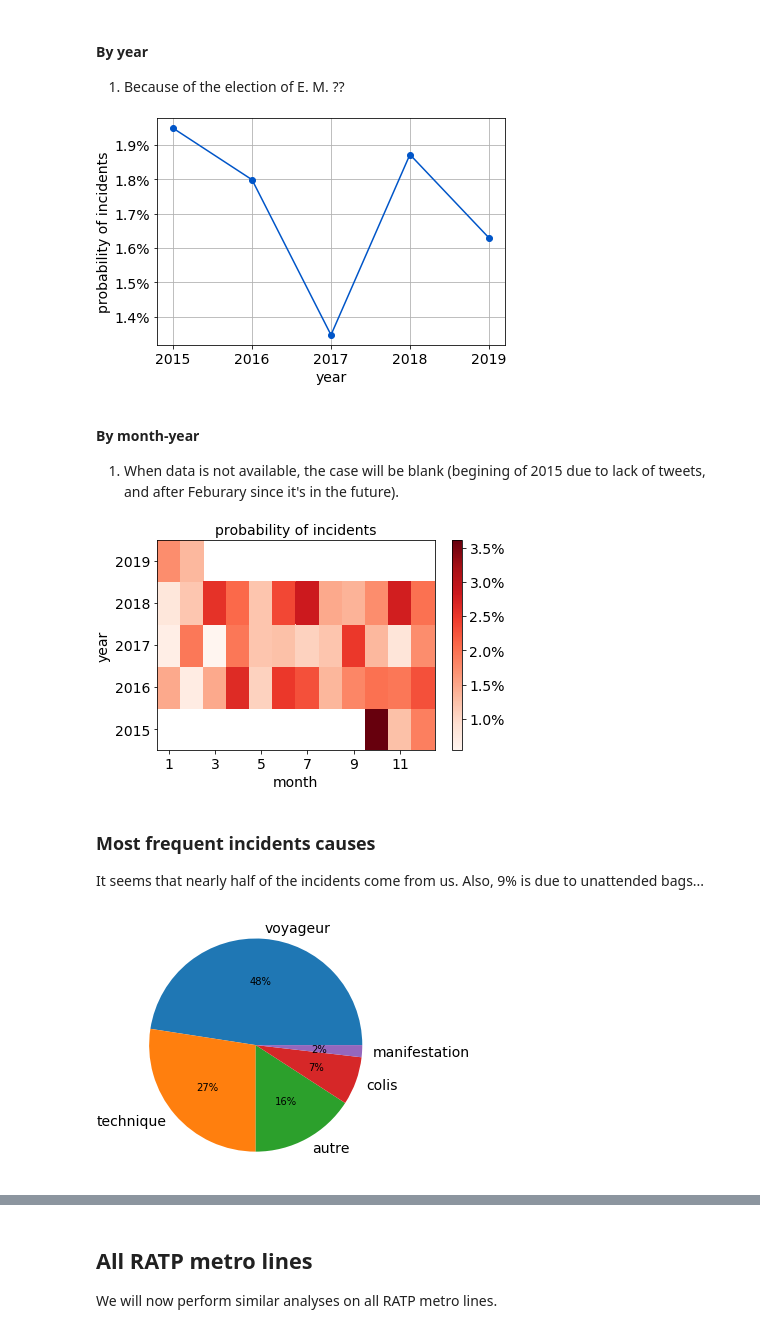
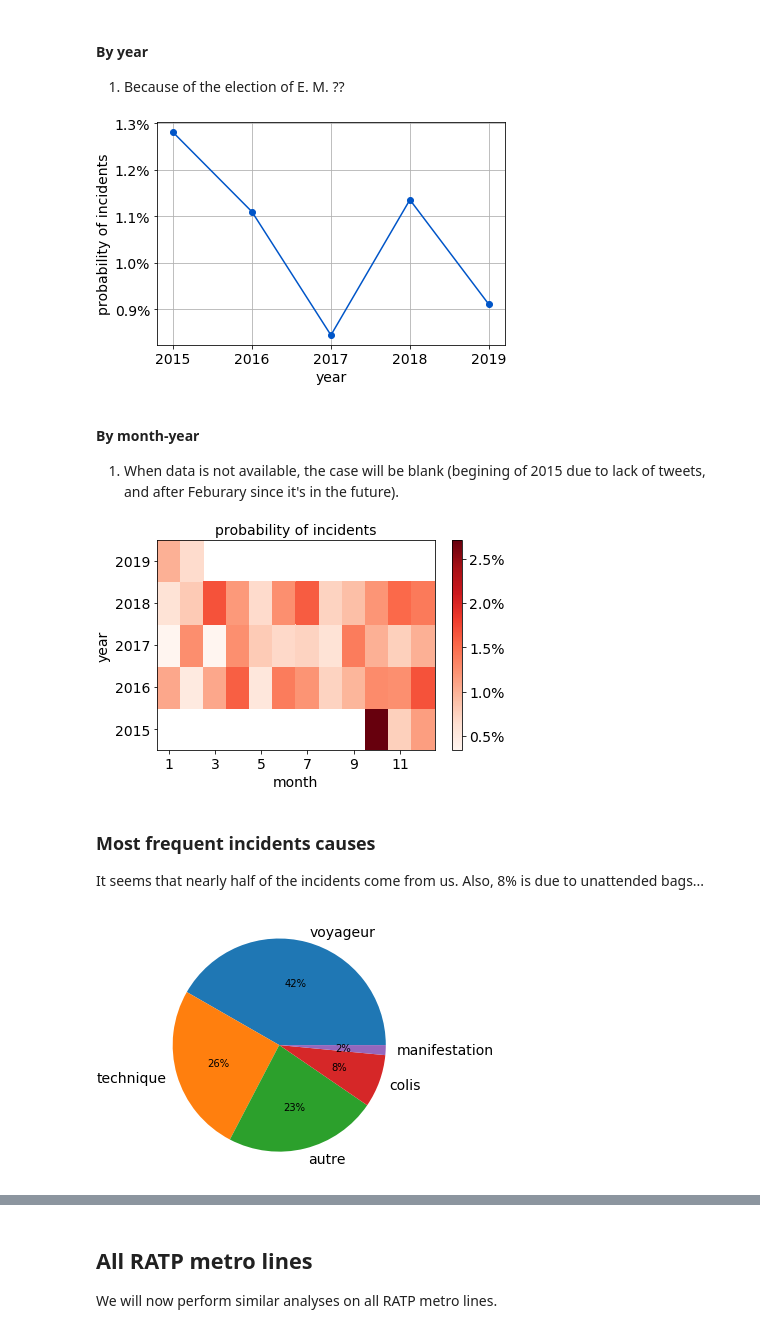
Before and after one commit to tianyikillua/ratpmetro, a Jupyter notebook: examples/notebook.ipynb, the cells around one changed output, grey strips where cells are left out. Cells and saved outputs as stored; diff of their text form; code cells hidden in the pictures.

Commit message:
More flexible incident detection; support RER A

```diff
--- a/examples/notebook.ipynb
+++ b/examples/notebook.ipynb
@@ -135,25 +136,25 @@ plt.tight_layout()
 
 1. Because of the election of E. M. ??
 # %%
-ratp.plot_prob(by="year")
+ratp.plot_incident_prob(by="year")
 plt.tight_layout()
 # %% [output]
-[figure, old version]
+[figure, new version]
 # %% [markdown]
 #### By month-year
 
 1. When data is not available, the case will be blank (begining of 2015 due to lack of tweets, and after Feburary since it's in the future).
 # %%
-ratp.plot_prob(by="month-year")
+ratp.plot_incident_prob(by="month-year")
 plt.tight_layout()
 # %% [output]
-[figure, old version]
+[figure, new version]
 # %% [markdown]
 ### Most frequent incidents causes
 
-It seems that nearly half of the incidents come from us. Also, 9% is due to unattended bags...
+It seems that nearly half of the incidents come from us. Also, 8% is due to unattended bags...
 # %%
-ratp.plot_cause(year=2018)
+ratp.plot_incident_cause(year=2018)
 plt.tight_layout()
 # %% [output]
-[figure, old version]
+[figure, new version]
```
Also changed, not shown: parts of 35 cells of this notebook, 4 other files.
